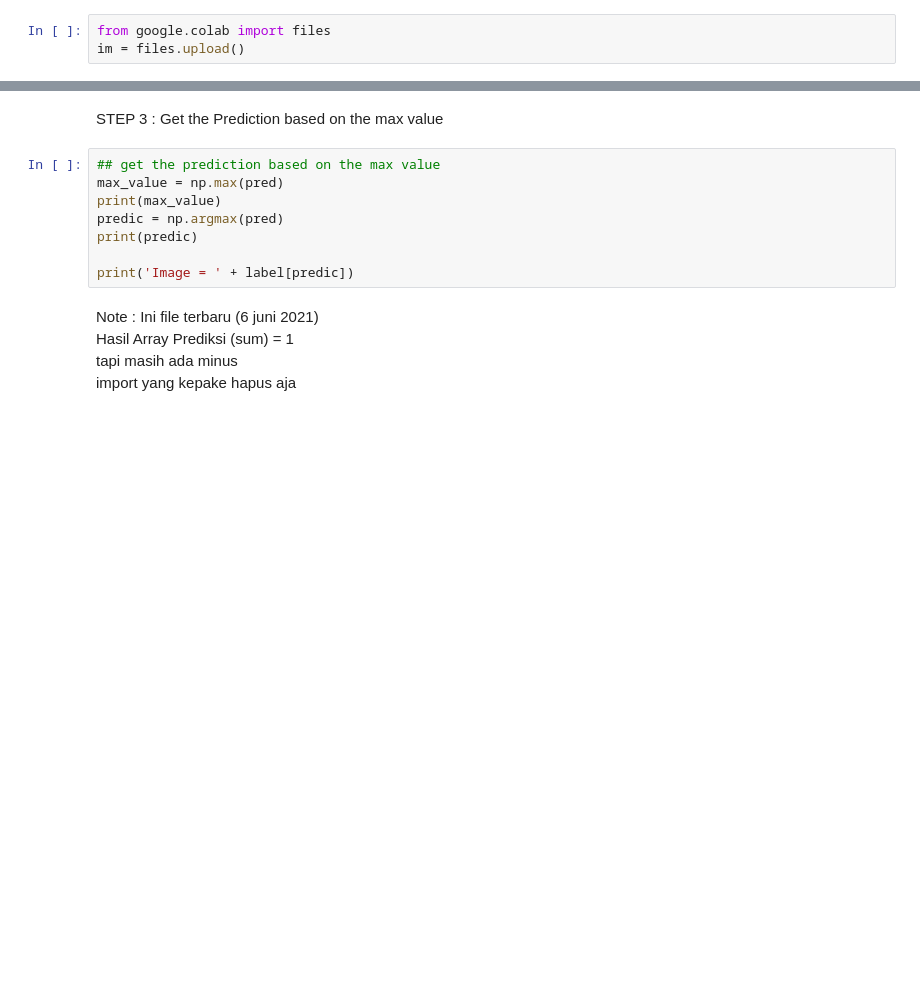
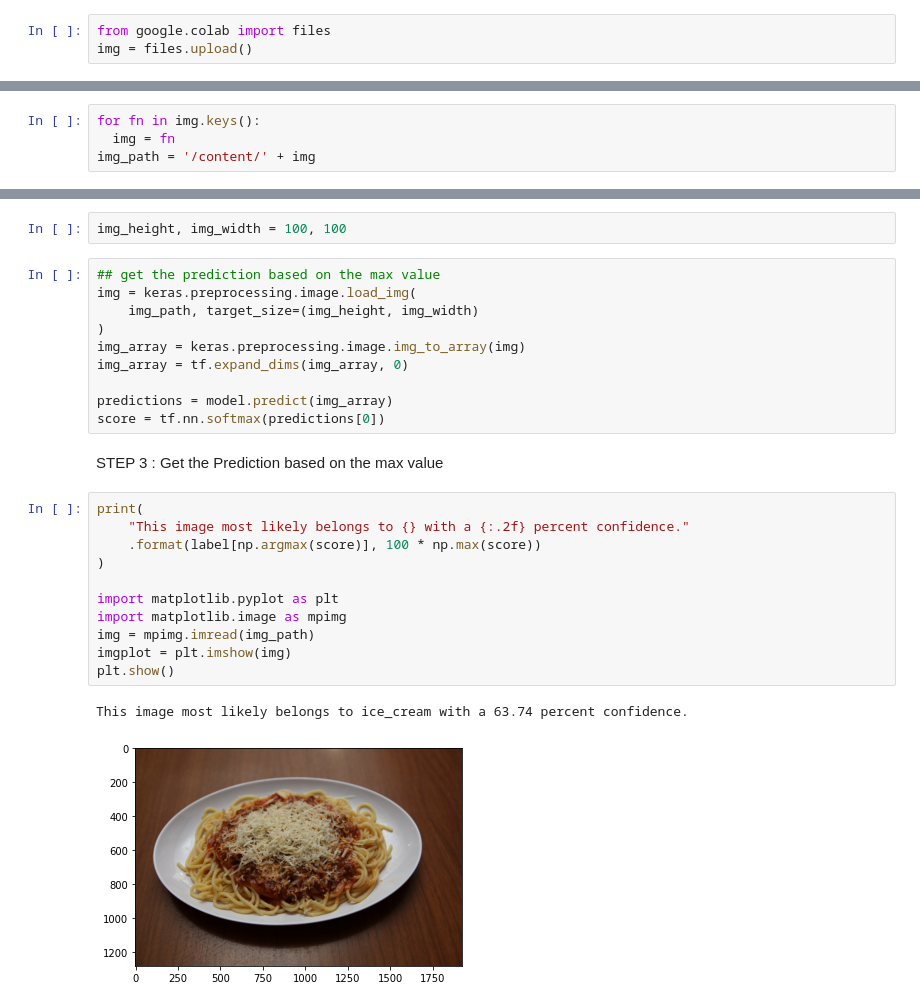
Before and after one commit to Hanifan12/Food-Calories, a Jupyter notebook: Make_Prediction_From_Saved_Model.ipynb, the cells around one changed output, grey strips where cells are left out. Cells and saved outputs as stored; diff of their text form; blank space fills up the shorter version.

Commit message:
Update Make_Prediction_From_Saved_Model.ipynb
Haven't changed to the latest saved model

```diff
--- a/Make_Prediction_From_Saved_Model.ipynb
+++ b/Make_Prediction_From_Saved_Model.ipynb
@@ -45,4 +59,4 @@ label = ['chicken_wings', 'ice_cream', 'spaghetti']
 STEP 1 : Upload Image for Prediction
 # %%
 from google.colab import files
-im = files.upload()
+img = files.upload()
@@ -49,3 +66,7 @@ im = files.upload()
+# %%
+for fn in img.keys():
+  img = fn
+img_path = '/content/' + img
 # %% [markdown]
 STEP 2 : Making Prediction
 
@@ -73,16 +74,28 @@ for fn in im.keys():
+# %%
+img_height, img_width = 100, 100
+# %%
+## get the prediction based on the max value
+img = keras.preprocessing.image.load_img(
+    img_path, target_size=(img_height, img_width)
+)
+img_array = keras.preprocessing.image.img_to_array(img)
+img_array = tf.expand_dims(img_array, 0)
+
+predictions = model.predict(img_array)
+score = tf.nn.softmax(predictions[0])
 # %% [markdown]
 STEP 3 : Get the Prediction based on the max value
-# %%
-## get the prediction based on the max value
-max_value = np.max(pred)
-print(max_value)
-predic = np.argmax(pred)
-print(predic)
-
-print('Image = ' + label[predic])
-# %% [markdown]
-Note :
-Ini file terbaru (6 juni 2021) <br>
-Hasil Array Prediksi (sum) = 1 <br>
-tapi masih ada minus <br>
-import yang kepake hapus aja
+# %%
+print(
+    "This image most likely belongs to {} with a {:.2f} percent confidence."
+    .format(label[np.argmax(score)], 100 * np.max(score))
+)
+
+import matplotlib.pyplot as plt
+import matplotlib.image as mpimg
+img = mpimg.imread(img_path)
+imgplot = plt.imshow(img)
+plt.show()
+# %% [output]
+This image most likely belongs to ice_cream with a 63.74 percent confidence.
+[figure, added]
```
Also changed, not shown: parts of 7 cells of this notebook.
